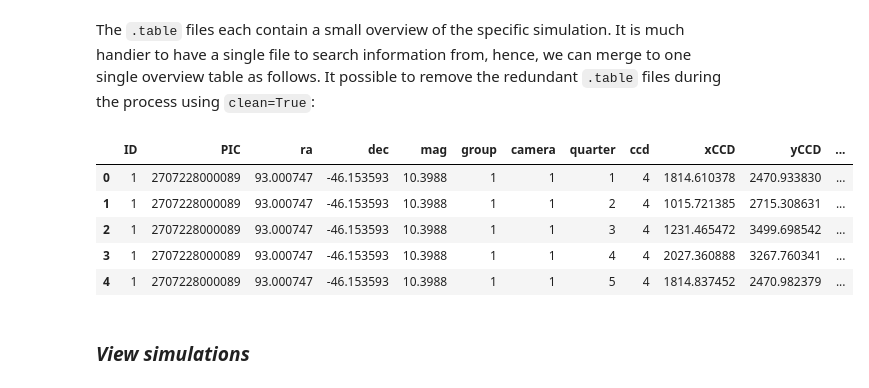
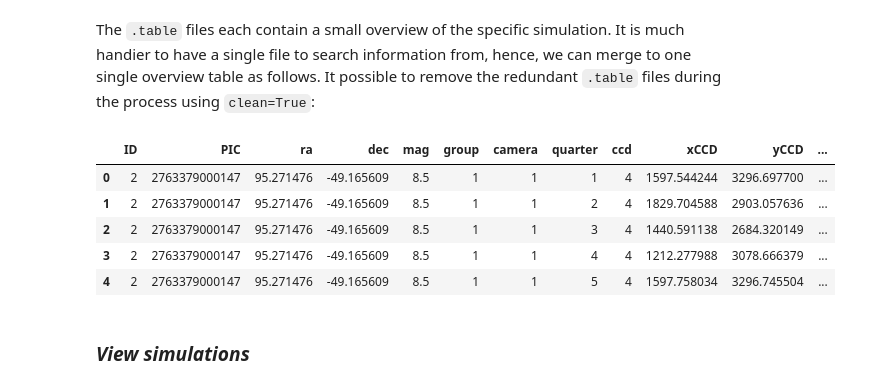
Before and after one commit to ivs-kuleuven/platosim3, a Jupyter notebook: docs/technicalnotes/PLATO-CS/QuickLookForSimulations.ipynb, the cells around one changed output. Drawn from its saved outputs; the diff is of its cells as text; code cells hidden in the pictures.

```diff
--- a/docs/technicalnotes/PLATO-CS/QuickLookForSimulations.ipynb
+++ b/docs/technicalnotes/PLATO-CS/QuickLookForSimulations.ipynb
@@ -114,0 +108,2 @@ lcs = LightCurve(path, mode="multi")
+# %%
+lcs = LightCurve(f'{path}', mode="multi")
@@ -140,15 +137,15 @@ lc.data().head()
 # %% [markdown]
 The `.table` files each contain a small overview of the specific simulation. It is much handier to have a single file to search information from, hence, we can merge to one single overview table as follows. It possible to remove the redundant `.table` files during the process using `clean=True`:
 # %%
-df = lcs.stat_sim_table(ofile=f'{path}/lc_final_000000001.tab', clean=True)
+df = lcs.stat_sim_table(ofile=f'{path}/../table/lc_{star}.tab', clean=True)
 df.head()
 # %% [output]
 |  | ID | PIC | ra | dec | mag | group | camera | quarter | ccd | xCCD | yCCD | ... |
-| 0 | 1 | 2707228000089 | 93.000747 | -46.153593 | 10.3988 | 1 | 1 | 1 | 4 | 1814.610378 | 2470.933830 | ... |
-| 1 | 1 | 2707228000089 | 93.000747 | -46.153593 | 10.3988 | 1 | 1 | 2 | 4 | 1015.721385 | 2715.308631 | ... |
-| 2 | 1 | 2707228000089 | 93.000747 | -46.153593 | 10.3988 | 1 | 1 | 3 | 4 | 1231.465472 | 3499.698542 | ... |
-| 3 | 1 | 2707228000089 | 93.000747 | -46.153593 | 10.3988 | 1 | 1 | 4 | 4 | 2027.360888 | 3267.760341 | ... |
-| 4 | 1 | 2707228000089 | 93.000747 | -46.153593 | 10.3988 | 1 | 1 | 5 | 4 | 1814.837452 | 2470.982379 | ... |
+| 0 | 2 | 2763379000147 | 95.271476 | -49.165609 | 8.5 | 1 | 1 | 1 | 4 | 1597.544244 | 3296.697700 | ... |
+| 1 | 2 | 2763379000147 | 95.271476 | -49.165609 | 8.5 | 1 | 1 | 2 | 4 | 1829.704588 | 2903.057636 | ... |
+| 2 | 2 | 2763379000147 | 95.271476 | -49.165609 | 8.5 | 1 | 1 | 3 | 4 | 1440.591138 | 2684.320149 | ... |
+| 3 | 2 | 2763379000147 | 95.271476 | -49.165609 | 8.5 | 1 | 1 | 4 | 4 | 1212.277988 | 3078.666379 | ... |
+| 4 | 2 | 2763379000147 | 95.271476 | -49.165609 | 8.5 | 1 | 1 | 5 | 4 | 1597.758034 | 3296.745504 | ... |
 # %% [markdown]
 ### *View simulations*
 # %%
```
Also changed, not shown: parts of 21 cells of this notebook, 3 other files.
